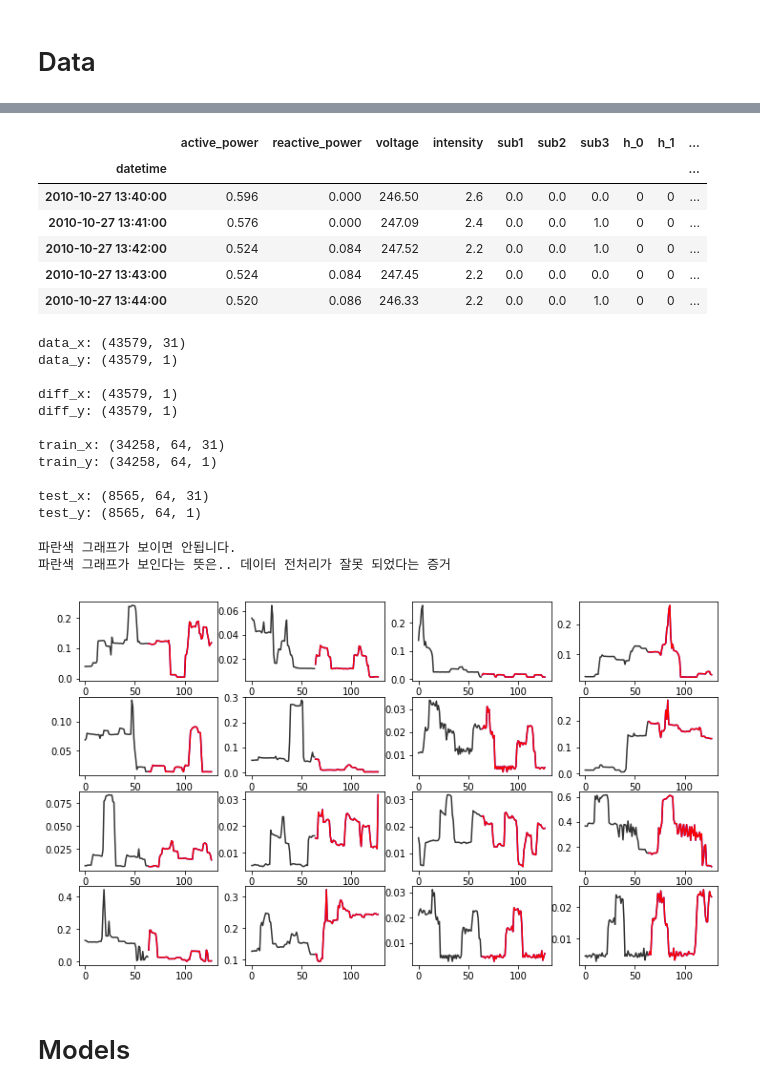
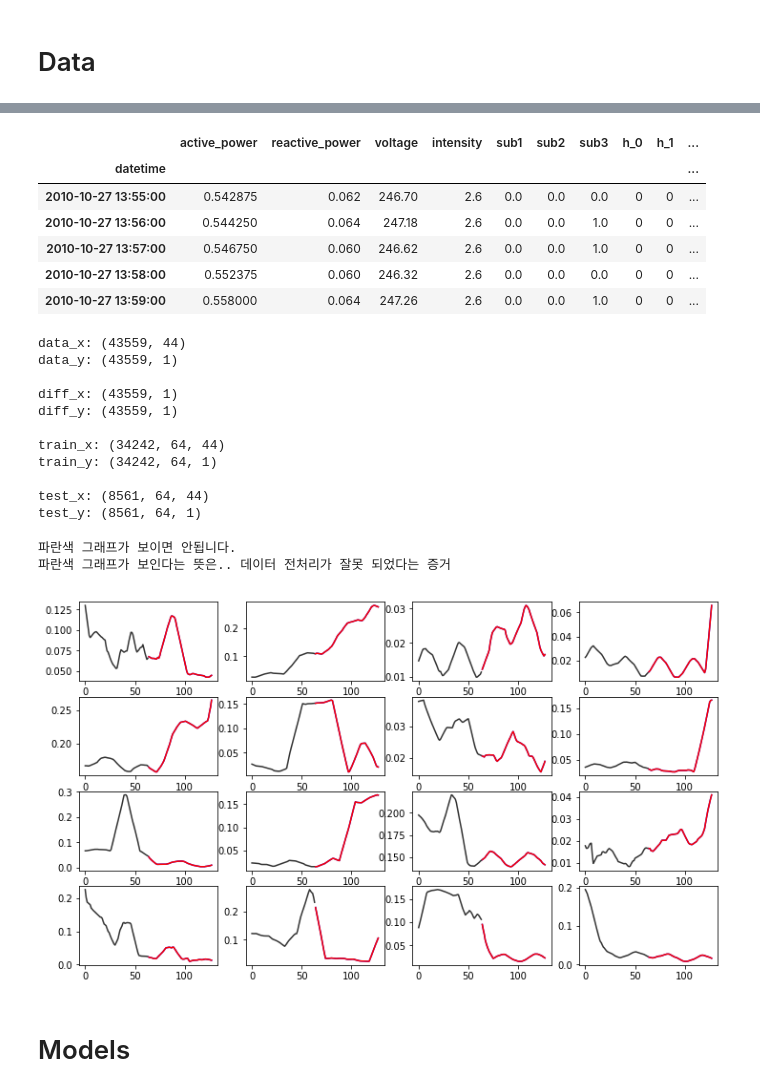
Before and after one commit to AndersonJo/hybrid-lstm, a Jupyter notebook: 02 Stacked Bidirectional LSTM.ipynb, the cells around one changed output, grey strips where cells are left out. Drawn from its saved outputs; the diff is of its cells as text; code cells hidden in the pictures.

```diff
--- a/02 Stacked Bidirectional LSTM.ipynb
+++ b/02 Stacked Bidirectional LSTM.ipynb
@@ -31,14 +32,31 @@ Using TensorFlow backend.
 # %% [markdown]
 # Configuration
 # %%
-SEQUENCE_SIZE = 32
+SEQUENCE_SIZE = 64
 BATCH_SIZE = 1024
 # %% [markdown]
 # Data
 # %%
 dataset = load_household_power_consumption(hour_one_hot=True)
+dataset['active_power'] = dataset['active_power'].rolling(window=16).mean()
+dataset['active_power_diff1'] = dataset['active_power'].diff(-1)
+dataset['active_power_diff2'] = dataset['active_power'].diff(-2)
+dataset['active_power_diff3'] = dataset['active_power'].diff(-3)
+dataset['active_power_diff4'] = dataset['active_power'].diff(-4)
+dataset['active_power_diff5'] = dataset['active_power'].diff(-5)
+
+dataset['active_power2'] = dataset['active_power']**2
+dataset['active_power3'] = dataset['active_power']**3
+dataset['active_power4'] = dataset['active_power']**4
+dataset['active_power5'] = dataset['active_power']**5
+dataset['active_power6'] = dataset['active_power']**6
+dataset['active_power7'] = dataset['active_power']**7
+dataset['active_power8'] = dataset['active_power']**8
+dataset['active_power9'] = dataset['active_power']**9
+dataset = dataset.dropna()
+
 data_x, data_y = split_x_y(dataset, SEQUENCE_SIZE)
-diff_x, diff_y = split_x_y(calculate_diffs(dataset), SEQUENCE_SIZE)
+diff_x, diff_y = split_x_y(calculate_datetime_diffs(dataset), SEQUENCE_SIZE)
 
 data_x = MinMaxScaler().fit_transform(data_x)
 data_y = MinMaxScaler().fit_transform(data_y)
@@ -47,6 +65,9 @@ train_x, train_y, test_x, test_y = split_train_test(
     to_timeseries(data_x, diff_x, t=SEQUENCE_SIZE),
     to_timeseries(data_y, diff_y, t=SEQUENCE_SIZE),
     train_ratio=0.8)
+
+# train_y = pad_sequences(train_y, maxlen=32, truncating='post', dtype='float32')[0]
+# test_y = pad_sequences(test_y, maxlen=32, truncating='post', dtype='float32')[0]
 
 display(dataset[['active_power', 'reactive_power', 'voltage', 'intensity', 'sub1',
                  'sub2', 'sub3', 'h_0', 'h_1', 'h_23']].head())
@@ -68,21 +89,21 @@ print('test_y:', test_y.shape)
 |  | active_power | reactive_power | voltage | intensity | sub1 | sub2 | sub3 | h_0 | h_1 | ... |
 | datetime |  |  |  |  |  |  |  |  |  | ... |
-| 2010-10-27 13:40:00 | 0.596 | 0.000 | 246.50 | 2.6 | 0.0 | 0.0 | 0.0 | 0 | 0 | ... |
-| 2010-10-27 13:41:00 | 0.576 | 0.000 | 247.09 | 2.4 | 0.0 | 0.0 | 1.0 | 0 | 0 | ... |
-| 2010-10-27 13:42:00 | 0.524 | 0.084 | 247.52 | 2.2 | 0.0 | 0.0 | 1.0 | 0 | 0 | ... |
-| 2010-10-27 13:43:00 | 0.524 | 0.084 | 247.45 | 2.2 | 0.0 | 0.0 | 0.0 | 0 | 0 | ... |
-| 2010-10-27 13:44:00 | 0.520 | 0.086 | 246.33 | 2.2 | 0.0 | 0.0 | 1.0 | 0 | 0 | ... |
+| 2010-10-27 13:55:00 | 0.542875 | 0.062 | 246.70 | 2.6 | 0.0 | 0.0 | 0.0 | 0 | 0 | ... |
+| 2010-10-27 13:56:00 | 0.544250 | 0.064 | 247.18 | 2.6 | 0.0 | 0.0 | 1.0 | 0 | 0 | ... |
+| 2010-10-27 13:57:00 | 0.546750 | 0.060 | 246.62 | 2.6 | 0.0 | 0.0 | 1.0 | 0 | 0 | ... |
+| 2010-10-27 13:58:00 | 0.552375 | 0.060 | 246.32 | 2.6 | 0.0 | 0.0 | 0.0 | 0 | 0 | ... |
+| 2010-10-27 13:59:00 | 0.558000 | 0.064 | 247.26 | 2.6 | 0.0 | 0.0 | 1.0 | 0 | 0 | ... |
-data_x: (43579, 31)
-data_y: (43579, 1)
+data_x: (43559, 44)
+data_y: (43559, 1)
 
-diff_x: (43579, 1)
-diff_y: (43579, 1)
+diff_x: (43559, 1)
+diff_y: (43559, 1)
 
-train_x: (34258, 64, 31)
-train_y: (34258, 64, 1)
+train_x: (34242, 64, 44)
+train_y: (34242, 64, 1)
 
-test_x: (8565, 64, 31)
-test_y: (8565, 64, 1)
+test_x: (8561, 64, 44)
+test_y: (8561, 64, 1)
 # %%
 def vis_dataset(x, y):
     n = x.shape[0]
@@ -108,7 +129,7 @@ vis_dataset(train_x, train_y)
 # %% [output]
 파란색 그래프가 보이면 안됩니다.
 파란색 그래프가 보인다는 뜻은.. 데이터 전처리가 잘못 되었다는 증거
-[figure, old version]
+[figure, new version]
 # %% [markdown]
 # Models
 # %%
```
Also changed, not shown: parts of 6 cells of this notebook, 2 other files.
